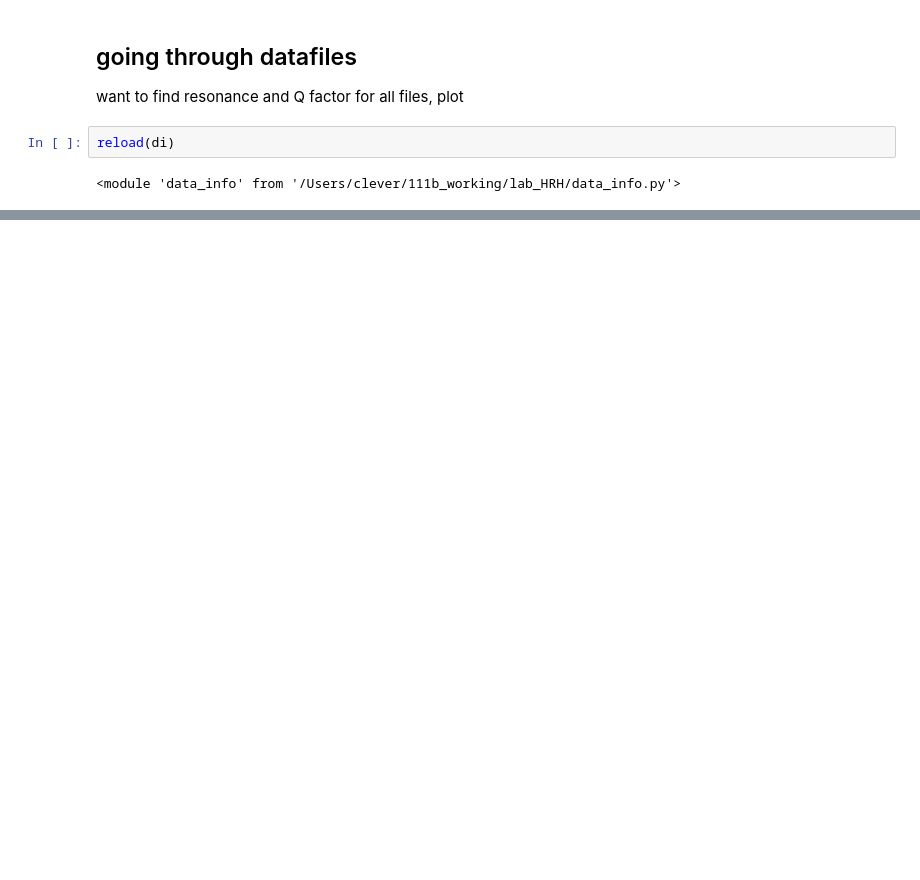
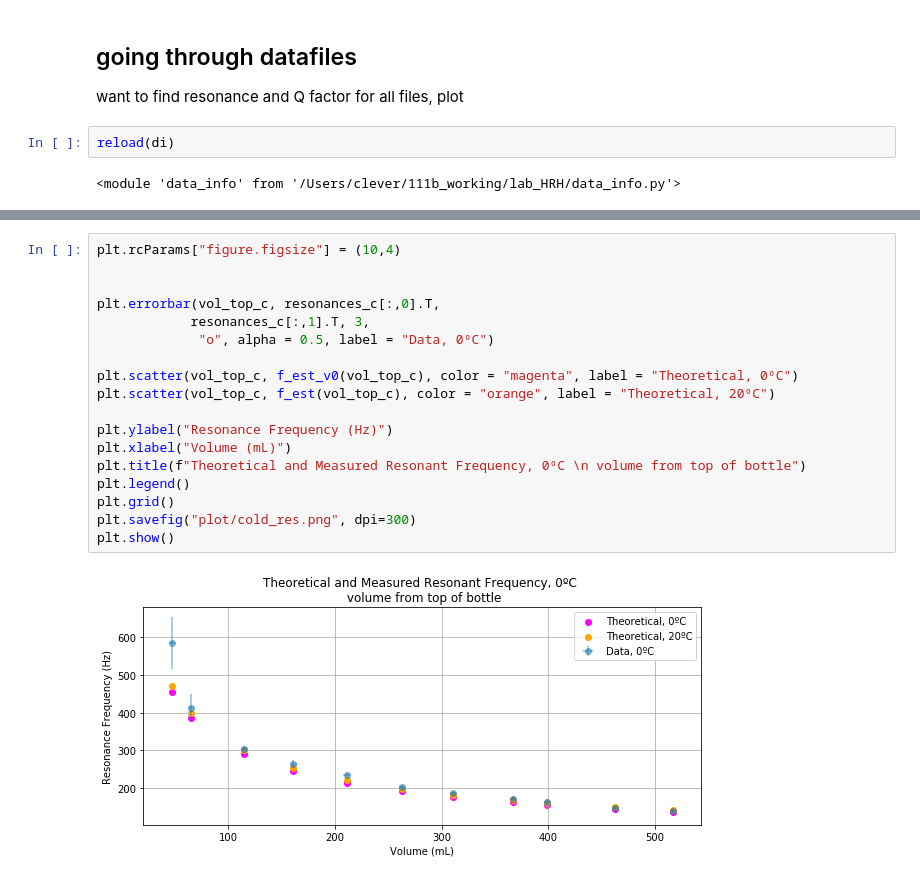
Before and after one commit to edenacadia/lab_HRH, a Jupyter notebook: data_proc.ipynb, the cells around one changed output, grey strips where cells are left out. Saved outputs shown, nothing was run; the diff lists cells and outputs as text; blank space fills up the shorter version.

```diff
--- a/data_proc.ipynb
+++ b/data_proc.ipynb
@@ -70,0 +167,20 @@ ValueError: The lengths of the data (10) and the error 1 do not match
+# %%
+plt.rcParams["figure.figsize"] = (10,4)
+
+
+plt.errorbar(vol_top_c, resonances_c[:,0].T,
+            resonances_c[:,1].T, 3,
+             "o", alpha = 0.5, label = "Data, 0ºC")
+
+plt.scatter(vol_top_c, f_est_v0(vol_top_c), color = "magenta", label = "Theoretical, 0ºC")
+plt.scatter(vol_top_c, f_est(vol_top_c), color = "orange", label = "Theoretical, 20ºC")
+
+plt.ylabel("Resonance Frequency (Hz)")
+plt.xlabel("Volume (mL)")
+plt.title(f"Theoretical and Measured Resonant Frequency, 0ºC \n volume from top of bottle")
+plt.legend()
+plt.grid()
+plt.savefig("plot/cold_res.png", dpi=300)
+plt.show()
+# %% [output]
+[figure, added]
```
Also changed, not shown: parts of 30 cells of this notebook, 17 other files.
